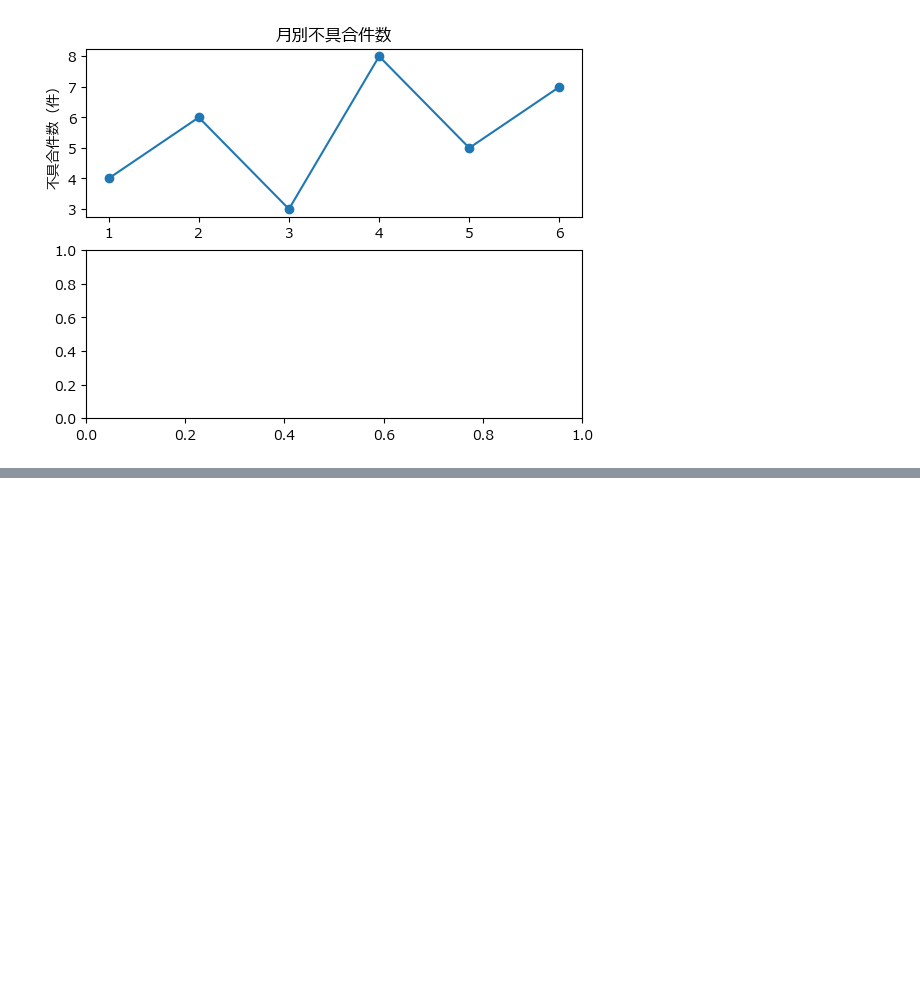
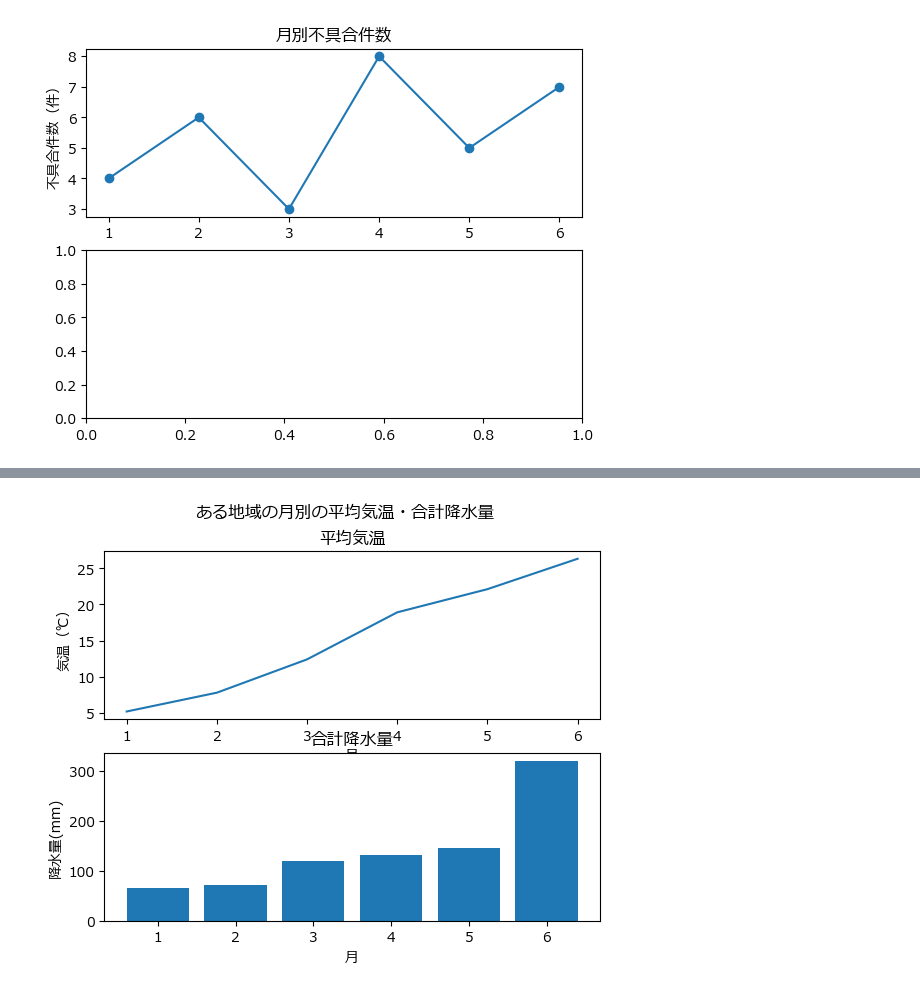
Before and after one commit to kjfarm1225/pyq_practice, a Jupyter notebook: 140_6_multi_subplot/140-6_multi_subplot.ipynb, the cells around one changed output, grey strips where cells are left out. Drawn from its saved outputs; the diff is of its cells as text; code cells hidden in the pictures; blank space fills up the shorter version.

```diff
--- a/140_6_multi_subplot/140-6_multi_subplot.ipynb
+++ b/140_6_multi_subplot/140-6_multi_subplot.ipynb
@@ -108,0 +113,30 @@ Text(0, 0.5, '不具合件数（件）')
+# %%
+import matplotlib.pyplot as plt
+%matplotlib inline
+
+plt.rcParams["font.family"] = "Meiryo"
+# %%
+x_months = [1, 2, 3, 4, 5, 6]
+
+y_temps = [5.2, 7.8, 12.4, 18.9, 22.1, 26.3]
+y_rainfall = [65.5, 72.3, 120.2, 131.4, 145.4, 320.8]
+# %%
+fig, axes = plt.subplots(2)
+
+axes[0].plot(x_months, y_temps)
+axes[1].bar(x_months, y_rainfall)
+
+fig.suptitle("ある地域の月別の平均気温・合計降水量")
+
+axes[0].set_xlabel("月")
+axes[1].set_xlabel("月")
+
+axes[0].set_ylabel("気温（℃）")
+axes[1].set_ylabel("降水量(mm)")
+
+axes[0].set_title("平均気温")
+axes[1].set_title("合計降水量")
+
+plt.show()
+# %% [output]
+[figure, added]
```
Also changed, not shown: parts of 13 cells of this notebook.
